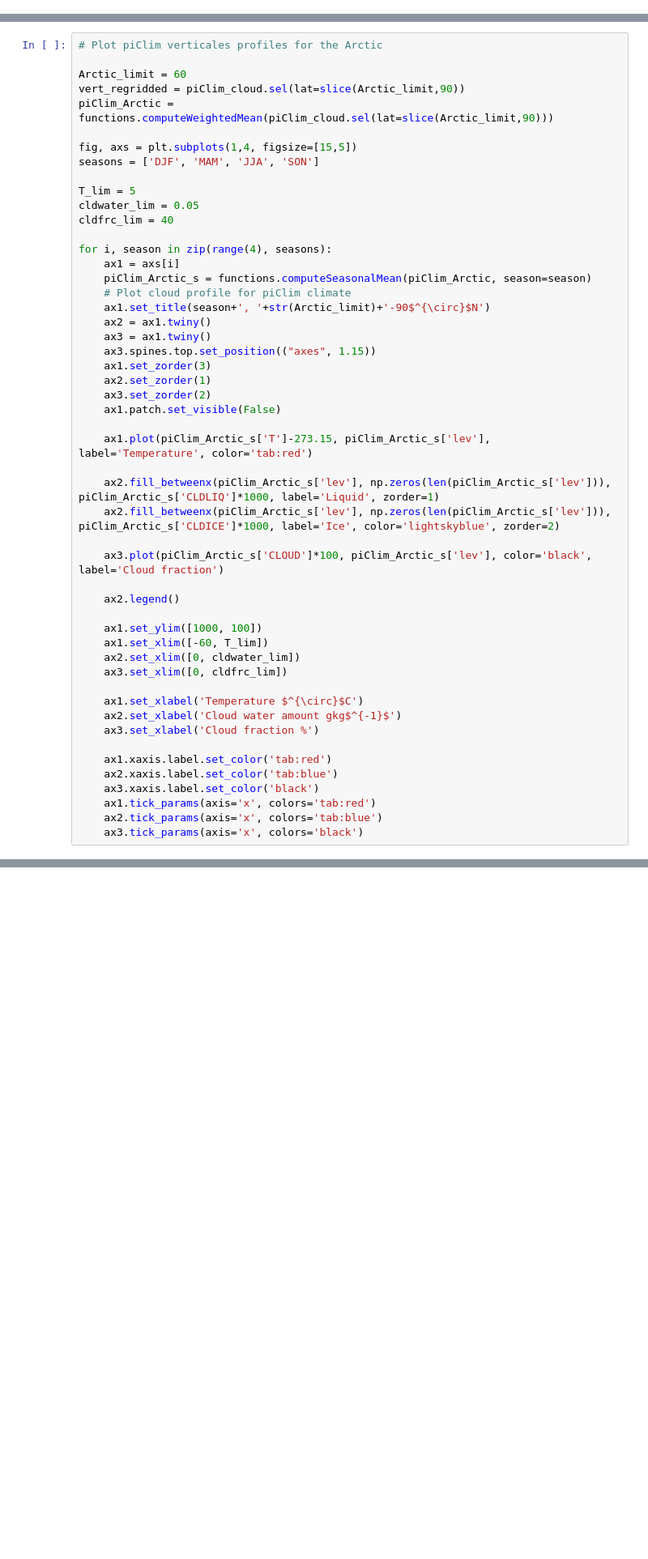
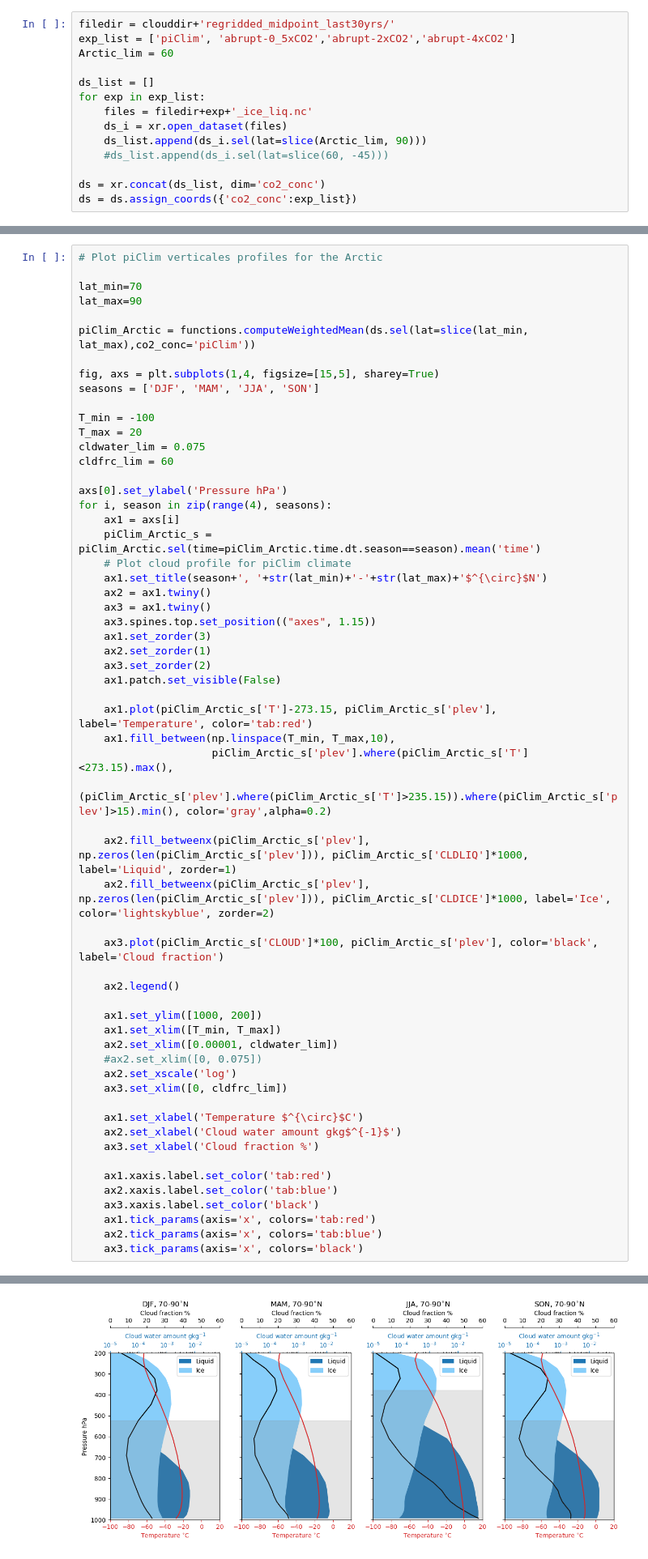
Before and after one commit to astridbg/arctic-cloud-feedbacks, a Jupyter notebook: plotcloud_vars _profiles.ipynb, the cells around one changed output, grey strips where cells are left out. Shown at 81% size. Cells and saved outputs as stored; diff of their text form; blank space fills up the shorter version.

```diff
--- a/plotcloud_vars _profiles.ipynb
+++ b/plotcloud_vars _profiles.ipynb
@@ -11,2 +37,16 @@ tempdir = '/projects/NS9600K/astridbg/arctic-cld-feedbacks/data/feedback_input/'
+# %%
+filedir = clouddir+'regridded_midpoint_last30yrs/'
+exp_list = ['piClim', 'abrupt-0_5xCO2','abrupt-2xCO2','abrupt-4xCO2']
+Arctic_lim = 60
+
+ds_list = []
+for exp in exp_list:
+    files = filedir+exp+'_ice_liq.nc'
+    ds_i = xr.open_dataset(files)
+    ds_list.append(ds_i.sel(lat=slice(Arctic_lim, 90)))
+    #ds_list.append(ds_i.sel(lat=slice(60, -45)))
+
+ds = xr.concat(ds_list, dim='co2_conc')
+ds = ds.assign_coords({'co2_conc':exp_list})
 # %%
 # Calculate cloud profiles for piClim experiments
@@ -31,22 +74,25 @@ piClim_cloud = piClim_cloud.rename({'month':'time'})
 # %%
 # Plot piClim verticales profiles for the Arctic
 
-Arctic_limit = 60
-vert_regridded = piClim_cloud.sel(lat=slice(Arctic_limit,90))
-piClim_Arctic = functions.computeWeightedMean(piClim_cloud.sel(lat=slice(Arctic_limit,90)))
+lat_min=70
+lat_max=90
 
-fig, axs = plt.subplots(1,4, figsize=[15,5])
+piClim_Arctic = functions.computeWeightedMean(ds.sel(lat=slice(lat_min, lat_max),co2_conc='piClim'))
+
+fig, axs = plt.subplots(1,4, figsize=[15,5], sharey=True)
 seasons = ['DJF', 'MAM', 'JJA', 'SON']
 
-T_lim = 5
-cldwater_lim = 0.05
-cldfrc_lim = 40
+T_min = -100
+T_max = 20
+cldwater_lim = 0.075
+cldfrc_lim = 60
 
+axs[0].set_ylabel('Pressure hPa')
 for i, season in zip(range(4), seasons):
     ax1 = axs[i]
-    piClim_Arctic_s = functions.computeSeasonalMean(piClim_Arctic, season=season)
+    piClim_Arctic_s = piClim_Arctic.sel(time=piClim_Arctic.time.dt.season==season).mean('time')
     # Plot cloud profile for piClim climate
-    ax1.set_title(season+', '+str(Arctic_limit)+'-90$^{\circ}$N')
+    ax1.set_title(season+', '+str(lat_min)+'-'+str(lat_max)+'$^{\circ}$N')
     ax2 = ax1.twiny()
     ax3 = ax1.twiny()
     ax3.spines.top.set_position(("axes", 1.15))
@@ -55,18 +101,23 @@ for i, season in zip(range(4), seasons):
     ax3.set_zorder(2)
     ax1.patch.set_visible(False)
 
-    ax1.plot(piClim_Arctic_s['T']-273.15, piClim_Arctic_s['lev'], label='Temperature', color='tab:red')
+    ax1.plot(piClim_Arctic_s['T']-273.15, piClim_Arctic_s['plev'], label='Temperature', color='tab:red')
+    ax1.fill_between(np.linspace(T_min, T_max,10),
+                     piClim_Arctic_s['plev'].where(piClim_Arctic_s['T']<273.15).max(),
+                     (piClim_Arctic_s['plev'].where(piClim_Arctic_s['T']>235.15)).where(piClim_Arctic_s['plev']>15).min(), color='gray',alpha=0.2)
 
-    ax2.fill_betweenx(piClim_Arctic_s['lev'], np.zeros(len(piClim_Arctic_s['lev'])), piClim_Arctic_s['CLDLIQ']*1000, label='Liquid', zorder=1)
-    ax2.fill_betweenx(piClim_Arctic_s['lev'], np.zeros(len(piClim_Arctic_s['lev'])), piClim_Arctic_s['CLDICE']*1000, label='Ice', color='lightskyblue', zorder=2)
+    ax2.fill_betweenx(piClim_Arctic_s['plev'], np.zeros(len(piClim_Arctic_s['plev'])), piClim_Arctic_s['CLDLIQ']*1000, label='Liquid', zorder=1)
+    ax2.fill_betweenx(piClim_Arctic_s['plev'], np.zeros(len(piClim_Arctic_s['plev'])), piClim_Arctic_s['CLDICE']*1000, label='Ice', color='lightskyblue', zorder=2)
 
-    ax3.plot(piClim_Arctic_s['CLOUD']*100, piClim_Arctic_s['lev'], color='black', label='Cloud fraction')
+    ax3.plot(piClim_Arctic_s['CLOUD']*100, piClim_Arctic_s['plev'], color='black', label='Cloud fraction')
 
     ax2.legend()
 
-    ax1.set_ylim([1000, 100])
-    ax1.set_xlim([-60, T_lim])
-    ax2.set_xlim([0, cldwater_lim])
+    ax1.set_ylim([1000, 200])
+    ax1.set_xlim([T_min, T_max])
+    ax2.set_xlim([0.00001, cldwater_lim])
+    #ax2.set_xlim([0, 0.075])
+    ax2.set_xscale('log')
     ax3.set_xlim([0, cldfrc_lim])
 
     ax1.set_xlabel('Temperature $^{\circ}$C')
@@ -83,0 +134 @@ ValueError: Dimension(s) 'lon' do not exist. Expected one or more of {'time', 'l
+[figure, added]
```
Also changed, not shown: parts of 13 cells of this notebook, 2 other files.
